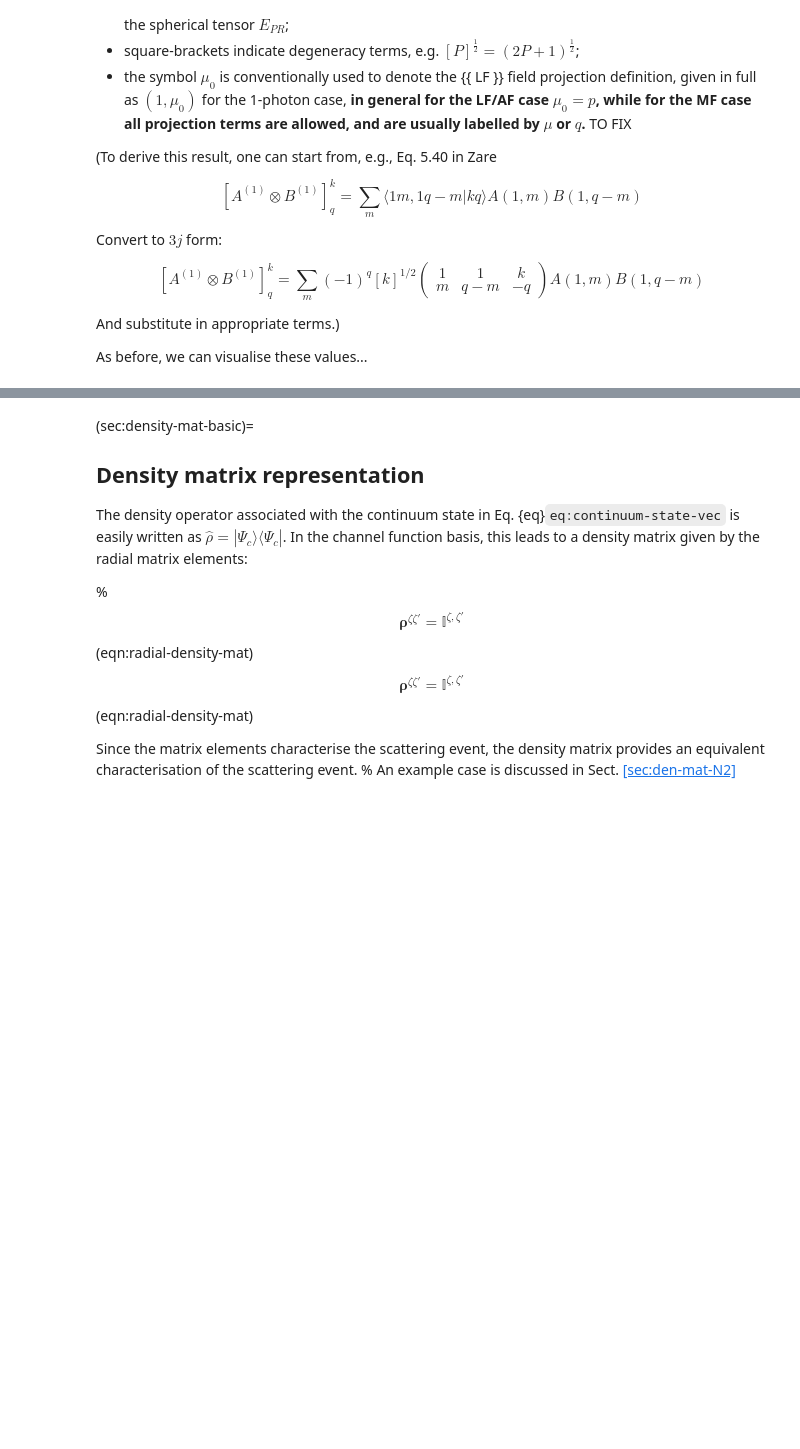
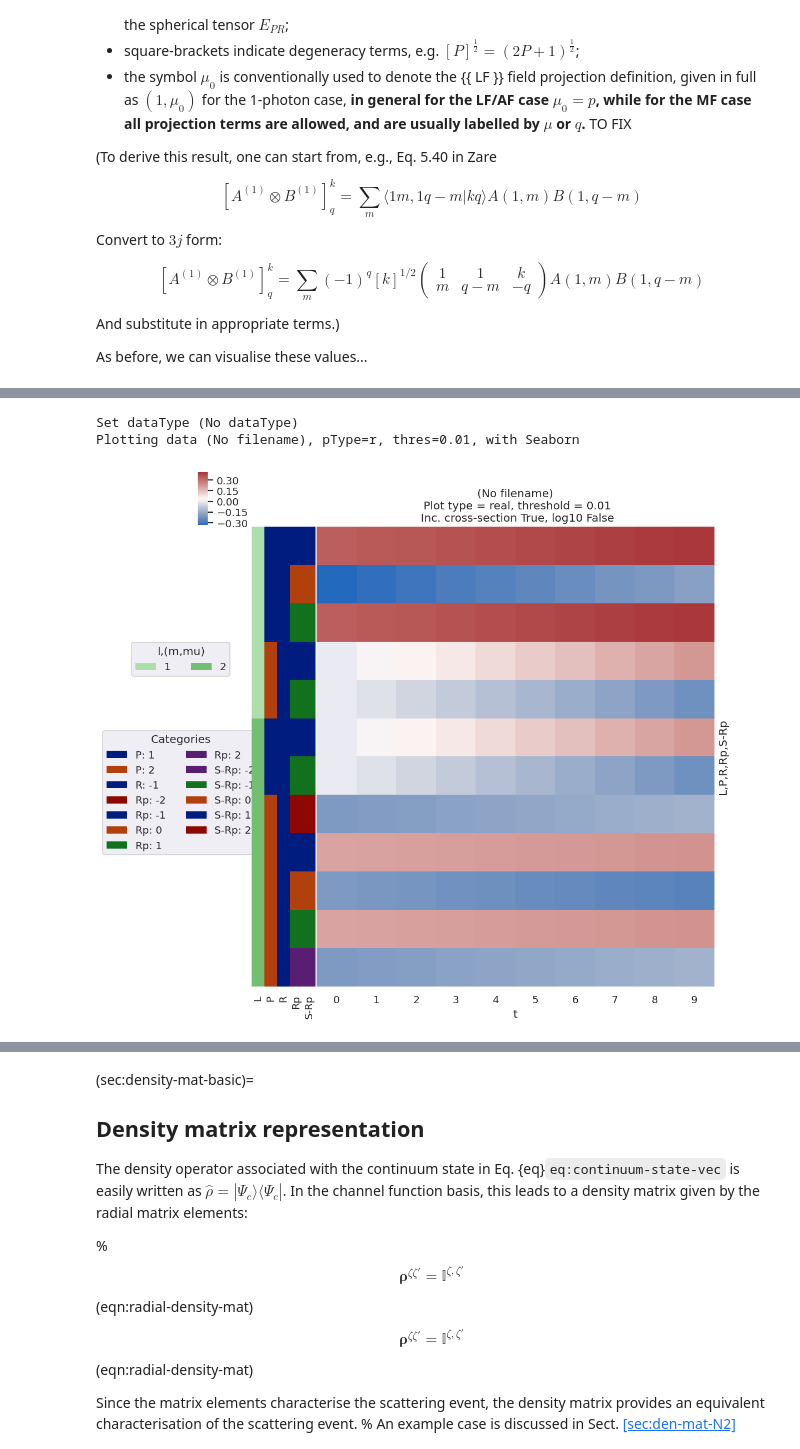
Before and after one commit to phockett/Quantum-Metrology-with-Photoelectrons-Vol3, a Jupyter notebook: doc-source/part1/theory_tensor_formalism_201122.ipynb, the cells around one changed output, grey strips where cells are left out. Drawn from its saved outputs; the diff is of its cells as text; code cells hidden in the pictures; blank space fills up the shorter version.

```diff
--- a/doc-source/part1/theory_tensor_formalism_201122.ipynb
+++ b/doc-source/part1/theory_tensor_formalism_201122.ipynb
@@ -668,0 +918,7 @@ Plotting data (No filename), pType=r, thres=0.01, with Seaborn
+# %%
+daPlot, daPlotpd, legendList, gFig = ep.lmPlot(AFterm.where(AFterm.L<=2).sel(M=1),    # .sel(R=0).sel(Rp=0), #M=0 for R=Rp=0
+                                               xDim = 't', pType = 'r', squeeze = False, cmap='vlag')  # Note squeeze = False required for 1D case (should add this to code!)
+# %% [output]
+Set dataType (No dataType)
+Plotting data (No filename), pType=r, thres=0.01, with Seaborn
+[figure, added]
```
Also changed, not shown: parts of 27 cells of this notebook, 8 other files.
